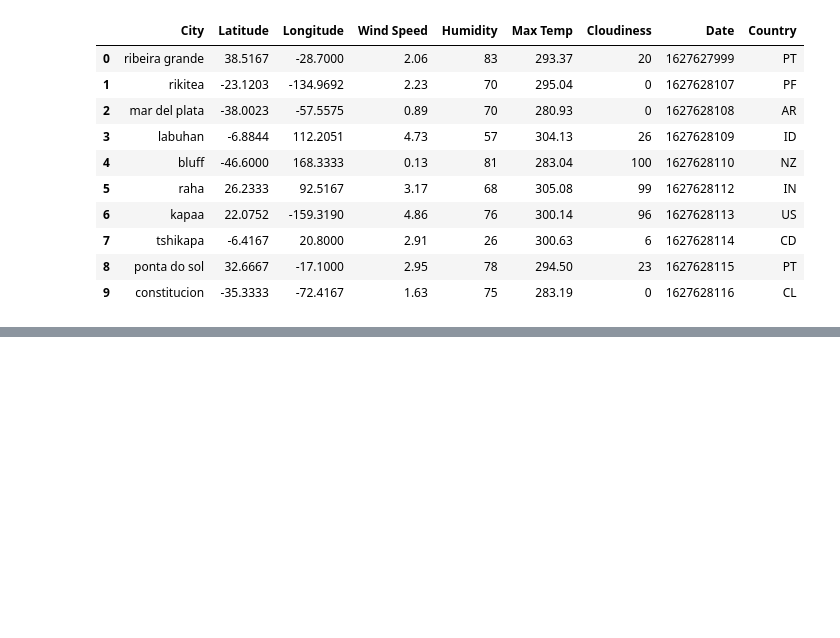
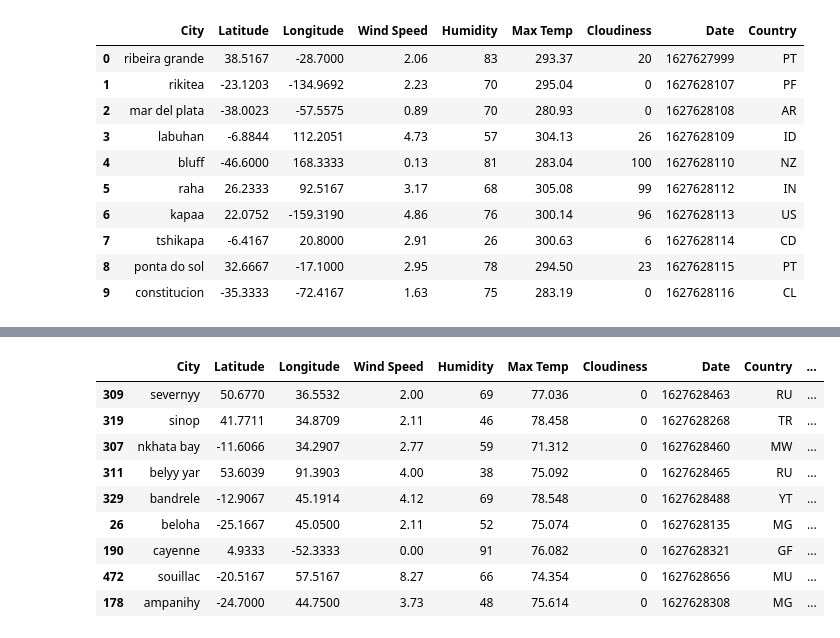
Before and after one commit to isha167/Python-API-Challenge, a Jupyter notebook: vacationpy/Vacationpy.ipynb, the cells around one changed output, grey strips where cells are left out. Cells and saved outputs as stored; diff of their text form; code cells hidden in the pictures; blank space fills up the shorter version.

```diff
--- a/vacationpy/Vacationpy.ipynb
+++ b/vacationpy/Vacationpy.ipynb
@@ -30,0 +132,45 @@ vacation_df.head(10)
+# %%
+#search googleplaces for hotels within 5000 meters
+#list for hotel names
+hotels = []
+# params dictionary to update each iteration
+params = {
+    "radius": 5000,
+    "types": "lodging",
+    "key": g_key
+}
+
+# for loop to search through city coords
+for index, row in hotel_df.iterrows():
+    # get lat, lng from df
+    lat = row["Latitude"]
+    lng = row["Longitude"]
+
+    # change location each iteration while leaving original params in place
+    params["location"] = f"{lat},{lng}"
+    #define the base url
+    base_url = "https://maps.googleapis.com/maps/api/place/nearbysearch/json"
+    #request the API
+    # try/except to check if a city turns up
+    try:
+        response = requests.get(base_url, params=params)
+        hotel_results = response.json()
+        hotels.append(hotel_results['results'][0]['name'])
+
+    except IndexError:
+        hotels.append(np.nan)
+
+#append dataframe with hotel names
+hotel_df['Hotel Name'] = hotels
+hotel_df
+# %% [output]
+|  | City | Latitude | Longitude | Wind Speed | Humidity | Max Temp | Cloudiness | Date | Country | ... |
+| 309 | severnyy | 50.6770 | 36.5532 | 2.00 | 69 | 77.036 | 0 | 1627628463 | RU | ... |
+| 319 | sinop | 41.7711 | 34.8709 | 2.11 | 46 | 78.458 | 0 | 1627628268 | TR | ... |
+| 307 | nkhata bay | -11.6066 | 34.2907 | 2.77 | 59 | 71.312 | 0 | 1627628460 | MW | ... |
+| 311 | belyy yar | 53.6039 | 91.3903 | 4.00 | 38 | 75.092 | 0 | 1627628465 | RU | ... |
+| 329 | bandrele | -12.9067 | 45.1914 | 4.12 | 69 | 78.548 | 0 | 1627628488 | YT | ... |
+| 26 | beloha | -25.1667 | 45.0500 | 2.11 | 52 | 75.074 | 0 | 1627628135 | MG | ... |
+| 190 | cayenne | 4.9333 | -52.3333 | 0.00 | 91 | 76.082 | 0 | 1627628321 | GF | ... |
+| 472 | souillac | -20.5167 | 57.5167 | 8.27 | 66 | 74.354 | 0 | 1627628656 | MU | ... |
+| 178 | ampanihy | -24.7000 | 44.7500 | 3.73 | 48 | 75.614 | 0 | 1627628308 | MG | ... |
```
Also changed, not shown: parts of 12 cells of this notebook, 1 other file.
